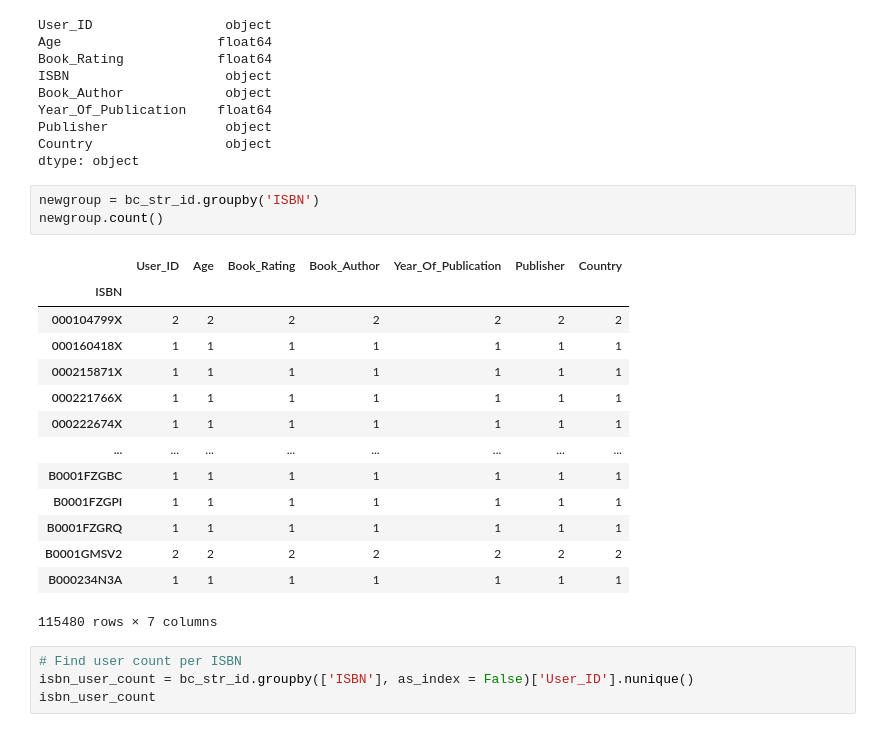
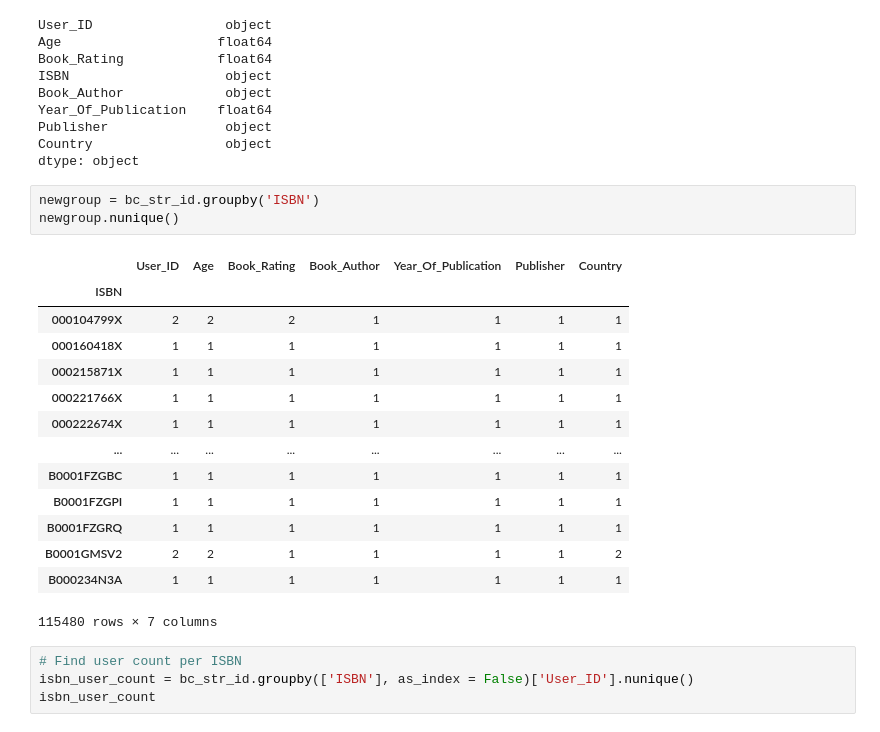
Before and after one commit to PGComai/Data_Analytics_Final_Project, a Jupyter notebook: Jupyter/alex_sml.ipynb, the cells around one changed output. Cells and saved outputs as stored; diff of their text form.

```diff
--- a/Jupyter/alex_sml.ipynb
+++ b/Jupyter/alex_sml.ipynb
@@ -54,11 +54,11 @@ Country                 object
 dtype: object
 # %%
 newgroup = bc_str_id.groupby('ISBN')
-newgroup.count()
+newgroup.nunique()
 # %% [output]
 |  | User_ID | Age | Book_Rating | Book_Author | Year_Of_Publication | Publisher | Country |
 | ISBN |  |  |  |  |  |  |  |
-| 000104799X | 2 | 2 | 2 | 2 | 2 | 2 | 2 |
+| 000104799X | 2 | 2 | 2 | 1 | 1 | 1 | 1 |
 | 000160418X | 1 | 1 | 1 | 1 | 1 | 1 | 1 |
 | 000215871X | 1 | 1 | 1 | 1 | 1 | 1 | 1 |
 | 000221766X | 1 | 1 | 1 | 1 | 1 | 1 | 1 |
@@ -67,7 +67,7 @@ newgroup.count()
 | B0001FZGBC | 1 | 1 | 1 | 1 | 1 | 1 | 1 |
 | B0001FZGPI | 1 | 1 | 1 | 1 | 1 | 1 | 1 |
 | B0001FZGRQ | 1 | 1 | 1 | 1 | 1 | 1 | 1 |
-| B0001GMSV2 | 2 | 2 | 2 | 2 | 2 | 2 | 2 |
+| B0001GMSV2 | 2 | 2 | 1 | 1 | 1 | 1 | 2 |
 | B000234N3A | 1 | 1 | 1 | 1 | 1 | 1 | 1 |
 115480 rows × 7 columns
 # %%
```
Also changed, not shown: parts of 9 cells of this notebook.
